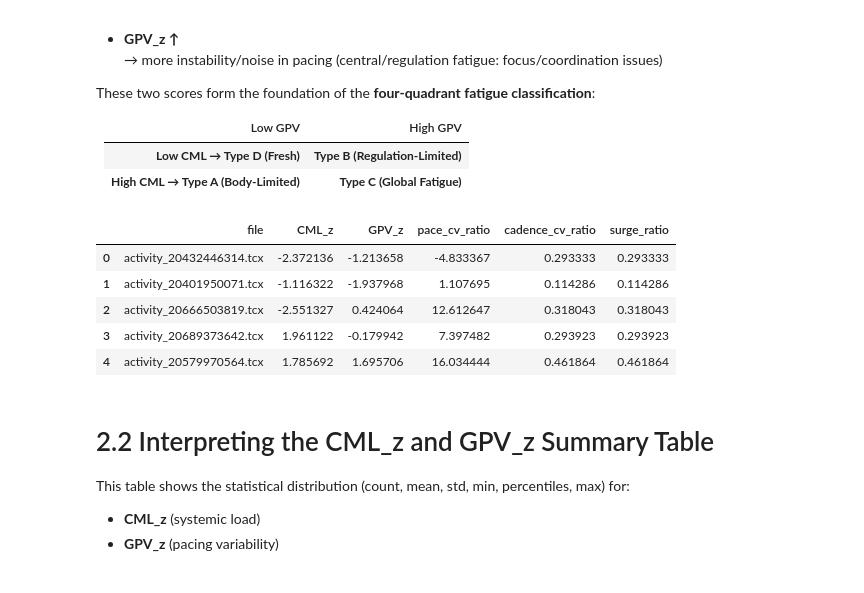
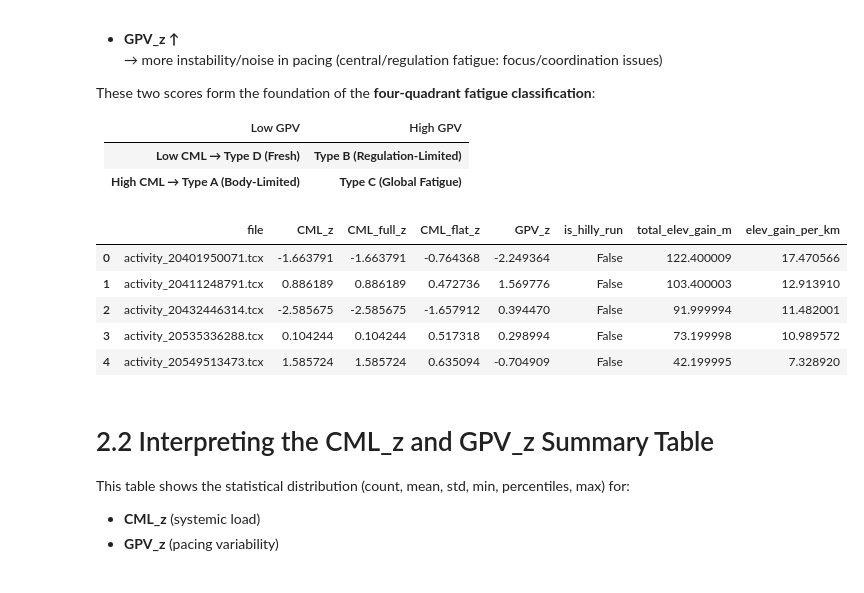
Before and after one commit to hannadmochowska/fatigue-detector, a Jupyter notebook: src/analysis_notebook.ipynb, the cells around one changed output. Cells and saved outputs as stored; diff of their text form; code cells hidden in the pictures.

```diff
--- a/src/analysis_notebook.ipynb
+++ b/src/analysis_notebook.ipynb
@@ -341,67 +254,102 @@ These two scores form the foundation of the **four-quadrant fatigue classificati
 import numpy as np
 import pandas as pd
 
-# --- 1. Derived ratios ---
-# Compute pace_cv_ratio using available columns
+# --- 1. Derived ratios -------------------------------------------------
+
+# From early/late CVs returned by compute_early_late_features
 features_df["pace_cv_ratio"] = (
-    features_df["flat_pace_mean_drift"] / features_df["flat_hr_mean_drift"]
+    features_df["pace_cv_late"] / features_df["pace_cv_early"]
 )
-# Compute cadence_cv_ratio using available columns
+
 features_df["cadence_cv_ratio"] = (
-    features_df["surges_late_10s_8pct"] / features_df["surges_all_10s_8pct"]
+    features_df["cadence_cv_late"] / features_df["cadence_cv_early"]
 )
 
 features_df["surge_ratio"] = (
     features_df["surges_late_10s_8pct"] / features_df["surges_all_10s_8pct"]
 )
 
 # clean up infinities / weird values
 for col in ["pace_cv_ratio", "cadence_cv_ratio", "surge_ratio"]:
     features_df[col] = features_df[col].replace([np.inf, -np.inf], np.nan)
 
-# --- 2. Helper to compute z-scores -------------------------------------------
+# --- 2. Helper to compute z-scores -------------------------------------
 
 def zscore(series: pd.Series) -> pd.Series:
-    return (series - series.mean()) / series.std(ddof=0)
+    m = series.mean()
+    s = series.std(ddof=0)
+    if np.isnan(m) or np.isnan(s) or s == 0:
+        return pd.Series(np.nan, index=series.index)
+    return (series - m) / s
 
-# z-score core variables
-features_df["z_hr_mean_drift"]   = zscore(features_df["flat_hr_mean_drift"])
-# Replace "late_hr_mean" with "flat_hr_mean_drift" or another relevant column if "late_hr_mean" is unavailable
-features_df["z_late_hr_mean"] = zscore(features_df["flat_hr_mean_drift"])
-# Replace "pace_s_per_km_mean_drift" with "flat_pace_mean_drift" or another relevant column if "pace_s_per_km_mean_drift" is unavailable
-features_df["z_pace_mean_drift"] = zscore(features_df["flat_pace_mean_drift"])
 
-features_df["z_pace_cv_ratio"]     = zscore(features_df["pace_cv_ratio"])
-features_df["z_cadence_cv_ratio"]  = zscore(features_df["cadence_cv_ratio"])
-features_df["z_surge_ratio"]       = zscore(features_df["surge_ratio"])
+# ---- FULL-RUN drift z-scores (for CML_full_z) -------------------------
 
-# --- 3. Composite metrics -----------------------------------------------------
-
-# Replace "z_late_hr_mean" with "z_hr_mean_drift" or another relevant column if "late_hr_mean" is unavailable
-features_df["CML_z"] = (
-    features_df["z_hr_mean_drift"]
-    + 0.5 * features_df["z_hr_mean_drift"]  # Adjusted to use the same column
-    + 0.5 * features_df["z_pace_mean_drift"]
+features_df["z_hr_mean_drift_full"] = zscore(features_df["hr_mean_drift"])
+features_df["z_late_hr_mean"] = zscore(features_df["late_hr_mean"])
+features_df["z_pace_mean_drift_full"] = zscore(
+    features_df["pace_s_per_km_mean_drift"]
 )
 
+# ---- FLAT-ONLY drift z-scores (for CML_flat_z) ------------------------
+
+features_df["z_hr_mean_drift_flat"] = zscore(features_df["flat_hr_mean_drift"])
+features_df["z_pace_mean_drift_flat"] = zscore(
+    features_df["flat_pace_mean_drift"]
+)
+
+# ---- GPV component z-scores -------------------------------------------
+
+features_df["z_pace_cv_ratio"]    = zscore(features_df["pace_cv_ratio"])
+features_df["z_cadence_cv_ratio"] = zscore(features_df["cadence_cv_ratio"])
+features_df["z_surge_ratio"]      = zscore(features_df["surge_ratio"])
+
+# --- 3. Composite metrics ----------------------------------------------
+
+# Full CML: uses whole-run drift, including hills
+features_df["CML_full_z"] = (
+    features_df["z_hr_mean_drift_full"]
+    + 0.5 * features_df["z_late_hr_mean"]
+    + 0.5 * features_df["z_pace_mean_drift_full"]
+)
+
+# Flat-only CML: ignores climbs, only looks at drift on flat terrain
+features_df["CML_flat_z"] = (
+    features_df["z_hr_mean_drift_flat"]
+    + 0.5 * features_df["z_pace_mean_drift_flat"]
+)
+
+# Terrain-aware effective CML:
+# - If run is hilly and we have flat data → use flat-only CML.
+# - Else → fall back to full CML.
+features_df["CML_z"] = np.where(
+    features_df["is_hilly_run"] & features_df["CML_flat_z"].notna(),
+    features_df["CML_flat_z"],
+    features_df["CML_full_z"],
+)
+
+# GPV unchanged: still based on variability / surges
 features_df["GPV_z"] = (
     features_df["z_pace_cv_ratio"]
     + 0.5 * features_df["z_cadence_cv_ratio"]
     + 0.5 * features_df["z_surge_ratio"]
 )
 
 # preview
 features_df[[
-    "file", "CML_z", "GPV_z",
-    "pace_cv_ratio", "cadence_cv_ratio", "surge_ratio"
+    "file",
+    "CML_z", "CML_full_z", "CML_flat_z",
+    "GPV_z",
+    "is_hilly_run",
+    "total_elev_gain_m", "elev_gain_per_km"
 ]].head()
 # %% [output]
-|  | file | CML_z | GPV_z | pace_cv_ratio | cadence_cv_ratio | surge_ratio |
-| 0 | activity_20432446314.tcx | -2.372136 | -1.213658 | -4.833367 | 0.293333 | 0.293333 |
-| 1 | activity_20401950071.tcx | -1.116322 | -1.937968 | 1.107695 | 0.114286 | 0.114286 |
-| 2 | activity_20666503819.tcx | -2.551327 | 0.424064 | 12.612647 | 0.318043 | 0.318043 |
-| 3 | activity_20689373642.tcx | 1.961122 | -0.179942 | 7.397482 | 0.293923 | 0.293923 |
-| 4 | activity_20579970564.tcx | 1.785692 | 1.695706 | 16.034444 | 0.461864 | 0.461864 |
+|  | file | CML_z | CML_full_z | CML_flat_z | GPV_z | is_hilly_run | total_elev_gain_m | elev_gain_per_km |
+| 0 | activity_20401950071.tcx | -1.663791 | -1.663791 | -0.764368 | -2.249364 | False | 122.400009 | 17.470566 |
+| 1 | activity_20411248791.tcx | 0.886189 | 0.886189 | 0.472736 | 1.569776 | False | 103.400003 | 12.913910 |
+| 2 | activity_20432446314.tcx | -2.585675 | -2.585675 | -1.657912 | 0.394470 | False | 91.999994 | 11.482001 |
+| 3 | activity_20535336288.tcx | 0.104244 | 0.104244 | 0.517318 | 0.298994 | False | 73.199998 | 10.989572 |
+| 4 | activity_20549513473.tcx | 1.585724 | 1.585724 | 0.635094 | -0.704909 | False | 42.199995 | 7.328920 |
 # %% [markdown]
 # 2.2 Interpreting the CML_z and GPV_z Summary Table
 
```
Also changed, not shown: parts of 18 cells of this notebook, 2 other files.
